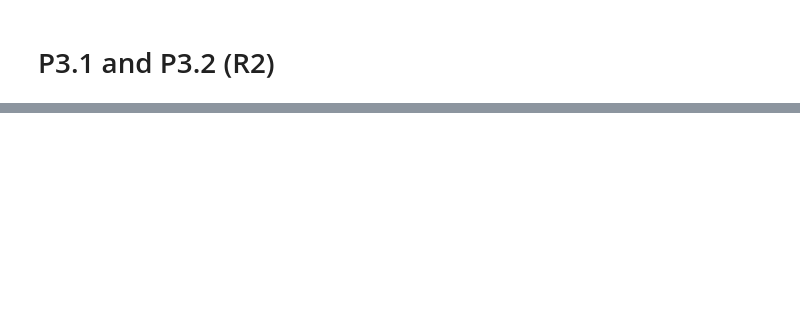
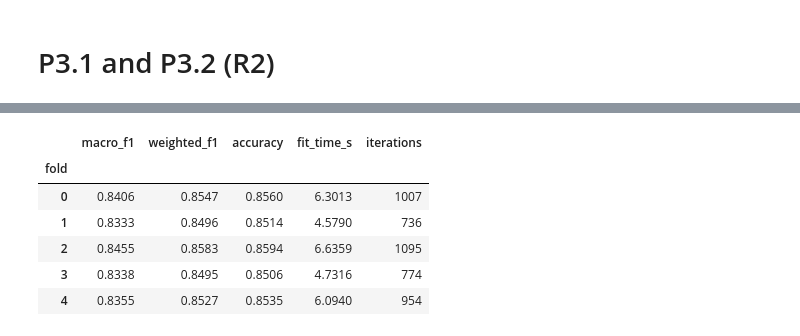
Before and after one commit to lxmfran/Practice_ML, a Jupyter notebook: notebooks/p3_cyber.ipynb, the cells around one changed output, grey strips where cells are left out. Saved outputs shown, nothing was run; the diff lists cells and outputs as text; code cells hidden in the pictures; blank space fills up the shorter version.

```diff
--- a/notebooks/p3_cyber.ipynb
+++ b/notebooks/p3_cyber.ipynb
@@ -25,0 +661,94 @@ Primary metric: **macro F1**, on the canonical `cyber_folds.csv` assignment.
+# %%
+# Class codes in increasing order:
+CLASS_CODES = sorted(CLASS_NAMES)
+
+# Class names in the same order as CLASS_CODES
+class_names = []
+for code in CLASS_CODES:
+    class_names.append(CLASS_NAMES[code])
+
+# Target as a NumPy array, to index it by position
+y_true = y.to_numpy()
+
+# Out-of-fold predictions: each row will be predicted by the model that did NOT train on it
+oof_pred = np.zeros(len(y_true), dtype=int)
+
+# One dictionary of results per fold
+lr_rows = []
+
+# One dictionary per fold with the shape of coef_ and the gssapi count
+lr_coef_info = []
+
+# Loop over the five canonical folds; k is the fold number
+for k in range(5):
+    train_idx = folds[k][0]
+    val_idx = folds[k][1]
+    # New untrained pipeline for this fold
+    model = make_logreg()
+
+    # Start the clock
+    t0 = time.perf_counter()
+    # Train on the training rows of this fold
+    model.fit(X.iloc[train_idx], y_true[train_idx])
+    # Seconds spent fitting
+    fit_time = time.perf_counter() - t0
+
+    # Check that the model saw all ten classes, in the order of CLASS_CODES
+    assert list(model.classes_) == CLASS_CODES
+
+    # Predict the validation rows
+    pred = model.predict(X.iloc[val_idx])
+    # Save these predictions in their positions of the out-of-fold array
+    oof_pred[val_idx] = pred
+
+    # The logistic regression step, to read coef_ and n_iter_
+    lr = model.named_steps["logreg"]
+
+    # Metrics of this fold
+    lr_rows.append({
+        "fold": k,
+        "macro_f1": f1_score(y_true[val_idx], pred, average="macro"),
+        "weighted_f1": f1_score(y_true[val_idx], pred, average="weighted"),
+        "accuracy": accuracy_score(y_true[val_idx], pred),
+        "fit_time_s": fit_time,
+        # n_iter_ is an array with one value for the multinomial model
+        "iterations": lr.n_iter_[0],
+    })
+
+    # How many training rows have service = gssapi in this fold
+    gssapi_count = (X.iloc[train_idx]["service"] == "gssapi").sum()
+
+    # Store the shape of coef_ beside that count
+    lr_coef_info.append({
+        "fold": k,
+        "coef_shape": lr.coef_.shape,
+        "gssapi_rows_in_training": gssapi_count,
+    })
+
+# Turn the list of dictionaries into a table, one row per fold
+lr_folds = pd.DataFrame(lr_rows).set_index("fold")
+display(lr_folds.round(4))
+
+# Macro F1 column, used several times below
+lr_macro = lr_folds["macro_f1"]
+
+# Mean of the five folds
+print("Macro F1 mean:", round(lr_macro.mean(), 4))
+# Spread as range
+printed = lr_macro.round(4)
+print("Macro F1 spread (max - min):", round(printed.max() - printed.min(), 4))
+print("Weighted F1 mean:", round(lr_folds["weighted_f1"].mean(), 4))
+print("Accuracy mean:", round(lr_folds["accuracy"].mean(), 4))
+# Fit time
+print("Fit time mean(s):", round(lr_folds["fit_time_s"].mean(), 2),
+      "| min:", round(lr_folds["fit_time_s"].min(),2),
+      "| max:", round(lr_folds["fit_time_s"].max(),2))
+print("All fits converged before max_iter:", (lr_folds["iterations"] < MAX_ITER).all())
+# %% [output]
+|  | macro_f1 | weighted_f1 | accuracy | fit_time_s | iterations |
+| fold |  |  |  |  |  |
+| 0 | 0.8406 | 0.8547 | 0.8560 | 6.3013 | 1007 |
+| 1 | 0.8333 | 0.8496 | 0.8514 | 4.5790 | 736 |
+| 2 | 0.8455 | 0.8583 | 0.8594 | 6.6359 | 1095 |
+| 3 | 0.8338 | 0.8495 | 0.8506 | 4.7316 | 774 |
+| 4 | 0.8355 | 0.8527 | 0.8535 | 6.0940 | 954 |
```
Also changed, not shown: parts of 72 cells of this notebook, 4 other files.
